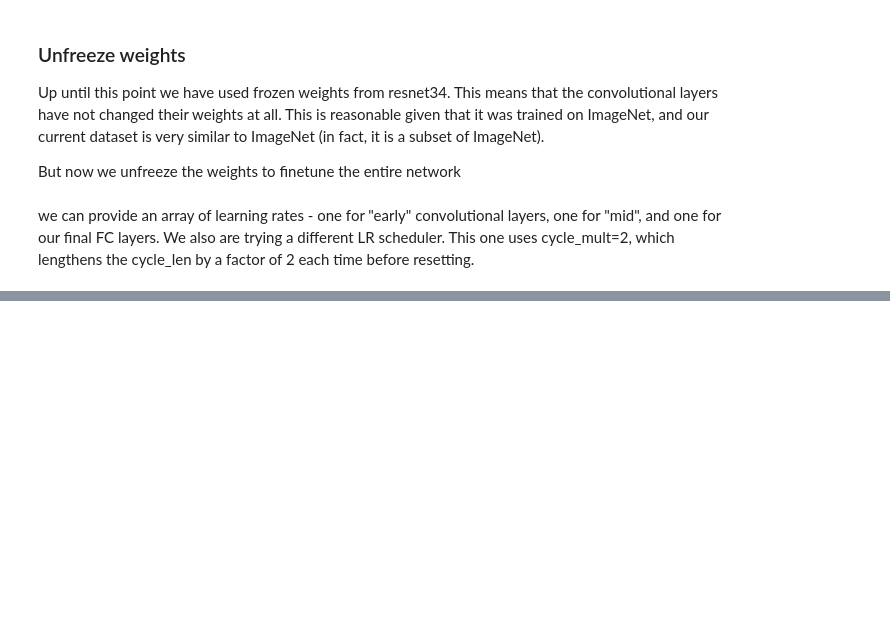
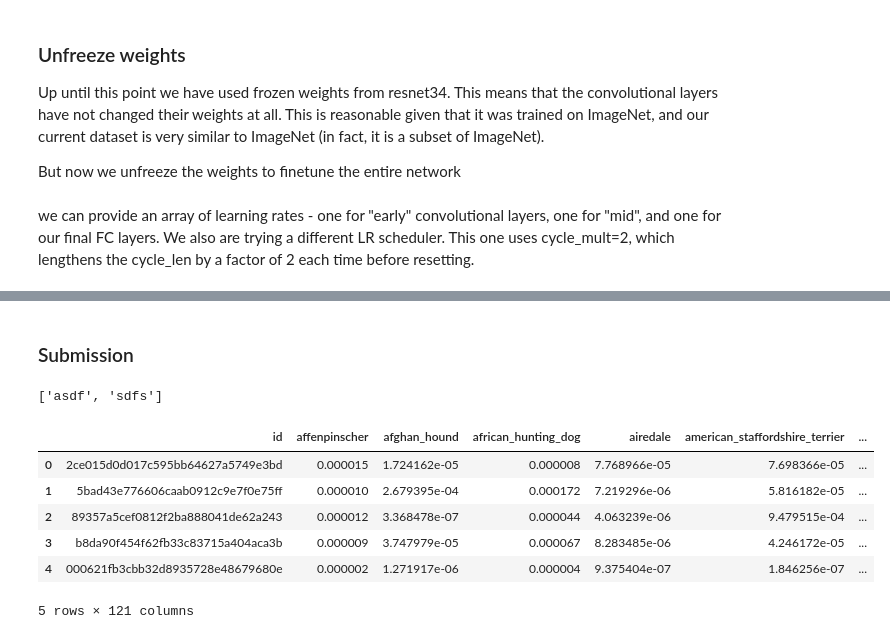
Before and after one commit to IanEisenberg/fastai, a Jupyter notebook: practice/dog_breeds.ipynb, the cells around one changed output, grey strips where cells are left out. Saved outputs shown, nothing was run; the diff lists cells and outputs as text; code cells hidden in the pictures; blank space fills up the shorter version.

Commit message:
completed submission for dog breeds

```diff
--- a/practice/dog_breeds.ipynb
+++ b/practice/dog_breeds.ipynb
@@ -152,0 +168,2 @@ KeyboardInterrupt:
+# %%
+learn.fit(.01, 3, cycle_len=1, cycle_mult=2)
@@ -158,0 +187,25 @@ accuracy_np(preds, y)
+# %% [markdown]
+### Submission
+# %%
+log_preds, y = learn.TTA(is_test=True)
+preds = np.mean(np.exp(log_preds), 0)
+# %%
+'asdf_sdfs'.split('_')
+# %% [output]
+['asdf', 'sdfs']
+# %%
+breeds = list(labels.breed.sort_values().unique())
+submission = pd.DataFrame(preds, columns=breeds)
+# %%
+ids = [i.split(os.path.sep)[1].rstrip('.jpg') for i in learn.data.test_ds.fnames]
+submission.insert(0, 'id', ids)
+# %%
+submission.head()
+# %% [output]
+|  | id | affenpinscher | afghan_hound | african_hunting_dog | airedale | american_staffordshire_terrier | ... |
+| 0 | 2ce015d0d017c595bb64627a5749e3bd | 0.000015 | 1.724162e-05 | 0.000008 | 7.768966e-05 | 7.698366e-05 | ... |
+| 1 | 5bad43e776606caab0912c9e7f0e75ff | 0.000010 | 2.679395e-04 | 0.000172 | 7.219296e-06 | 5.816182e-05 | ... |
+| 2 | 89357a5cef0812f2ba888041de62a243 | 0.000012 | 3.368478e-07 | 0.000044 | 4.063239e-06 | 9.479515e-04 | ... |
+| 3 | b8da90f454f62fb33c83715a404aca3b | 0.000009 | 3.747979e-05 | 0.000067 | 8.283485e-06 | 4.246172e-05 | ... |
+| 4 | 000621fb3cbb32d8935728e48679680e | 0.000002 | 1.271917e-06 | 0.000004 | 9.375404e-07 | 1.846256e-07 | ... |
+5 rows × 121 columns
```
Also changed, not shown: parts of 10 cells of this notebook.
